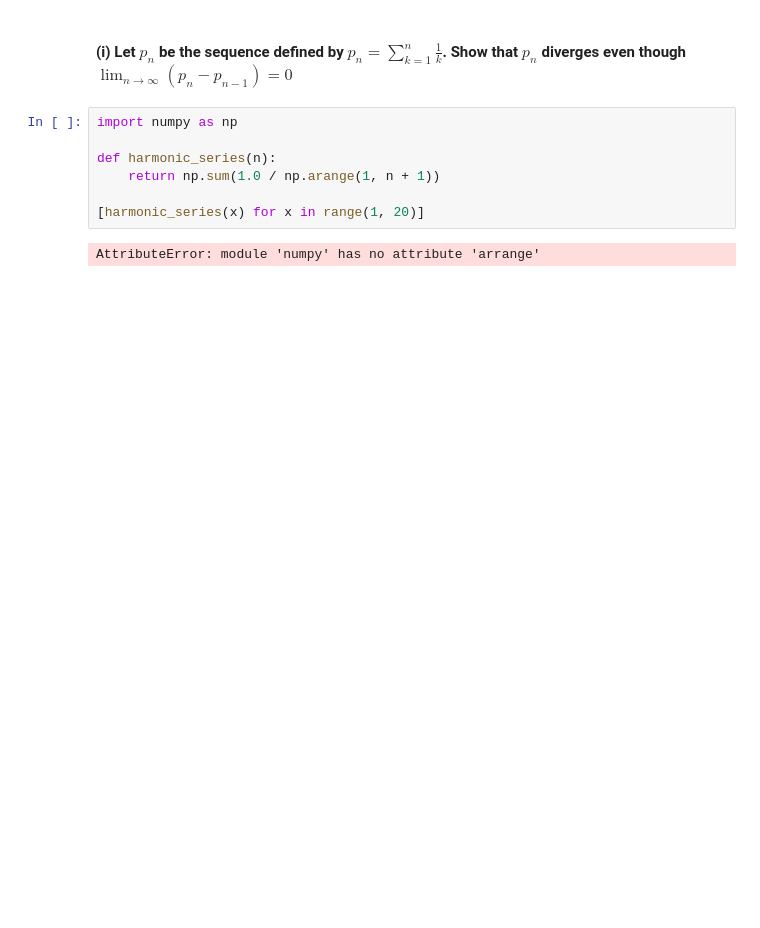
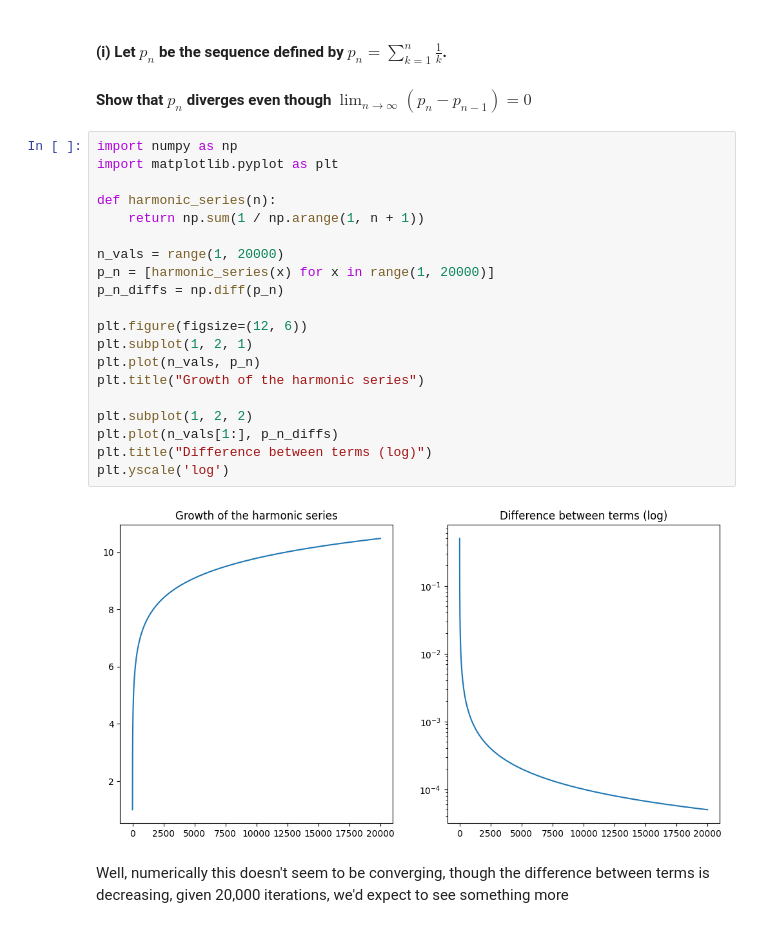
Before and after one commit to MeVsTheVoices/MATH670, a Jupyter notebook: jan/homework_1/section_5.ipynb, the cells around one changed output. Saved outputs shown, nothing was run; the diff lists cells and outputs as text; blank space fills up the shorter version.

```diff
--- a/jan/homework_1/section_5.ipynb
+++ b/jan/homework_1/section_5.ipynb
@@ -1,11 +1,27 @@
 # %% [markdown]
-#### (i) Let ${p_n}$ be the sequence defined by $p_n=\sum_{k=1}^{n} \frac{1}{k}$. Show that $p_n$ diverges even though $\lim_{n \to \infty}(p_n - p_{n-1})=0$
+#### (i) Let ${p_n}$ be the sequence defined by $p_n=\sum_{k=1}^{n} \frac{1}{k}$.
+#### Show that $p_n$ diverges even though $\lim_{n \to \infty}(p_n - p_{n-1})=0$
-# %%
-import numpy as np
-
-def harmonic_series(n):
-    return np.sum(1.0 / np.arange(1, n + 1))
-
-[harmonic_series(x) for x in range(1, 20)]
-# %% [output]
-AttributeError: module 'numpy' has no attribute 'arrange'
+# %%
+import numpy as np
+import matplotlib.pyplot as plt
+
+def harmonic_series(n):
+    return np.sum(1 / np.arange(1, n + 1))
+
+n_vals = range(1, 20000)
+p_n = [harmonic_series(x) for x in range(1, 20000)]
+p_n_diffs = np.diff(p_n)
+
+plt.figure(figsize=(12, 6))
+plt.subplot(1, 2, 1)
+plt.plot(n_vals, p_n)
+plt.title("Growth of the harmonic series")
+
+plt.subplot(1, 2, 2)
+plt.plot(n_vals[1:], p_n_diffs)
+plt.title("Difference between terms (log)")
+plt.yscale('log')
+# %% [output]
+[figure, added]
+# %% [markdown]
+Well, numerically this doesn't seem to be converging, though the difference between terms is decreasing, given 20,000 iterations, we'd expect to see something more
```
Also changed, not shown: parts of 1 cell of this notebook.
